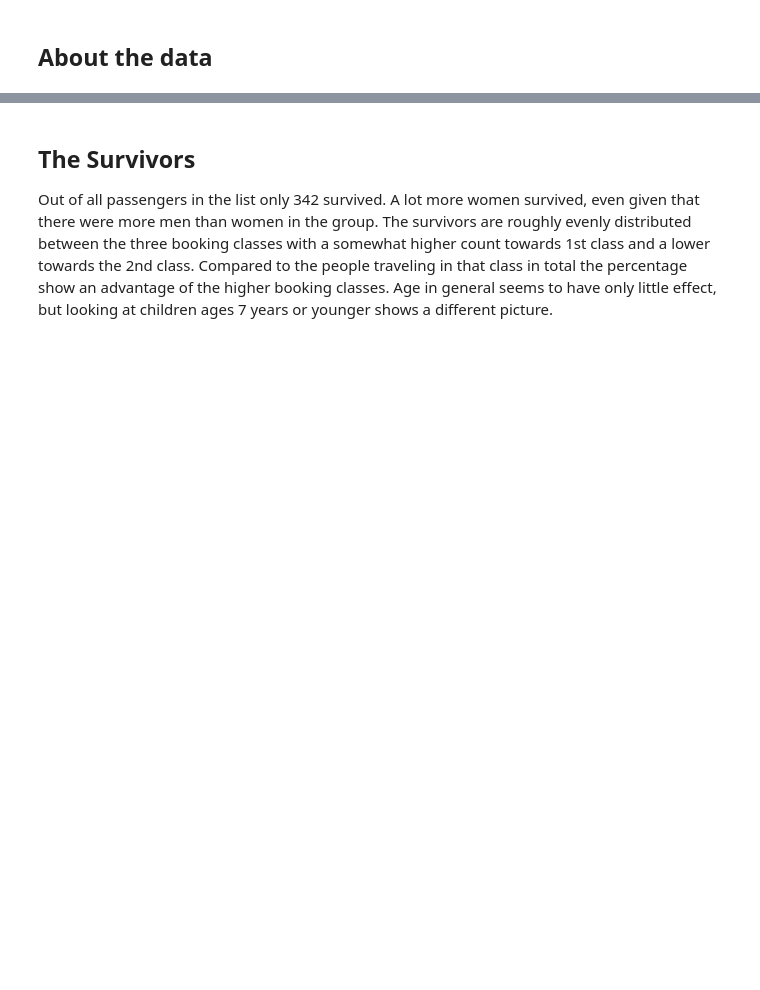
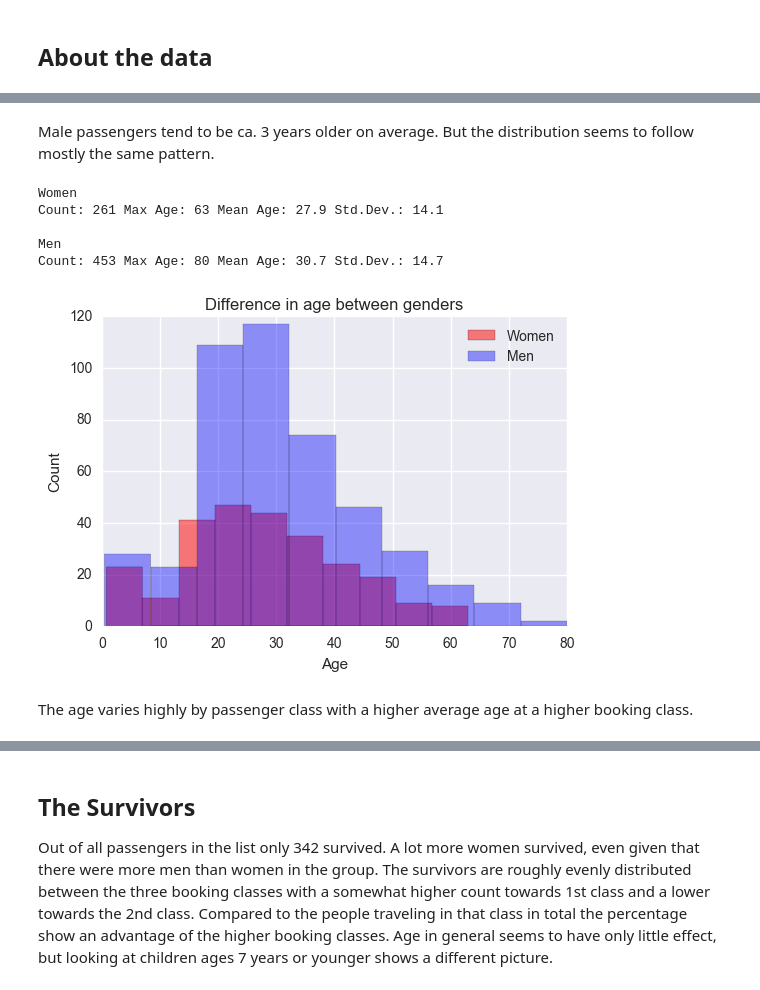
Before and after one commit to eliujulian/titanic, a Jupyter notebook: titanic.ipynb, the cells around one changed output, grey strips where cells are left out. Saved outputs shown, nothing was run; the diff lists cells and outputs as text; code cells hidden in the pictures; blank space fills up the shorter version.

```diff
--- a/titanic.ipynb
+++ b/titanic.ipynb
@@ -215,0 +323,24 @@ Count: 355 Max: 74 Mean: 25.1 Std.Dev.: 12.5
+# %% [markdown]
+Male passengers tend to be ca. 3 years older on average. But the distribution seems to follow mostly the same pattern.
+# %%
+%matplotlib inline
+
+passenger_age_stats(df_age.where(df_age['Sex'] == 'female').dropna(subset=['Sex']), "Women")
+passenger_age_stats(df_age.where(df_age['Sex'] == 'male').dropna(subset=['Sex']), "Men")
+
+plt.hist(df_age.where(df_age['Sex'] == 'female').dropna(subset=['Sex'])['Age'], color='red', alpha=0.5, label='Women')
+plt.hist(df_age.where(df_age['Sex'] == 'male').dropna(subset=['Sex'])['Age'], color='blue', alpha=0.4, label='Men')
+plt.title('Difference in age between genders')
+plt.legend()
+plt.xlabel('Age')
+plt.ylabel('Count')
+plt.show()
+# %% [output]
+Women
+Count: 261 Max Age: 63 Mean Age: 27.9 Std.Dev.: 14.1
+
+Men
+Count: 453 Max Age: 80 Mean Age: 30.7 Std.Dev.: 14.7
+[figure, added]
+# %% [markdown]
+The age varies highly by passenger class with a higher average age at a higher booking class.
```
Also changed, not shown: parts of 127 cells of this notebook.
